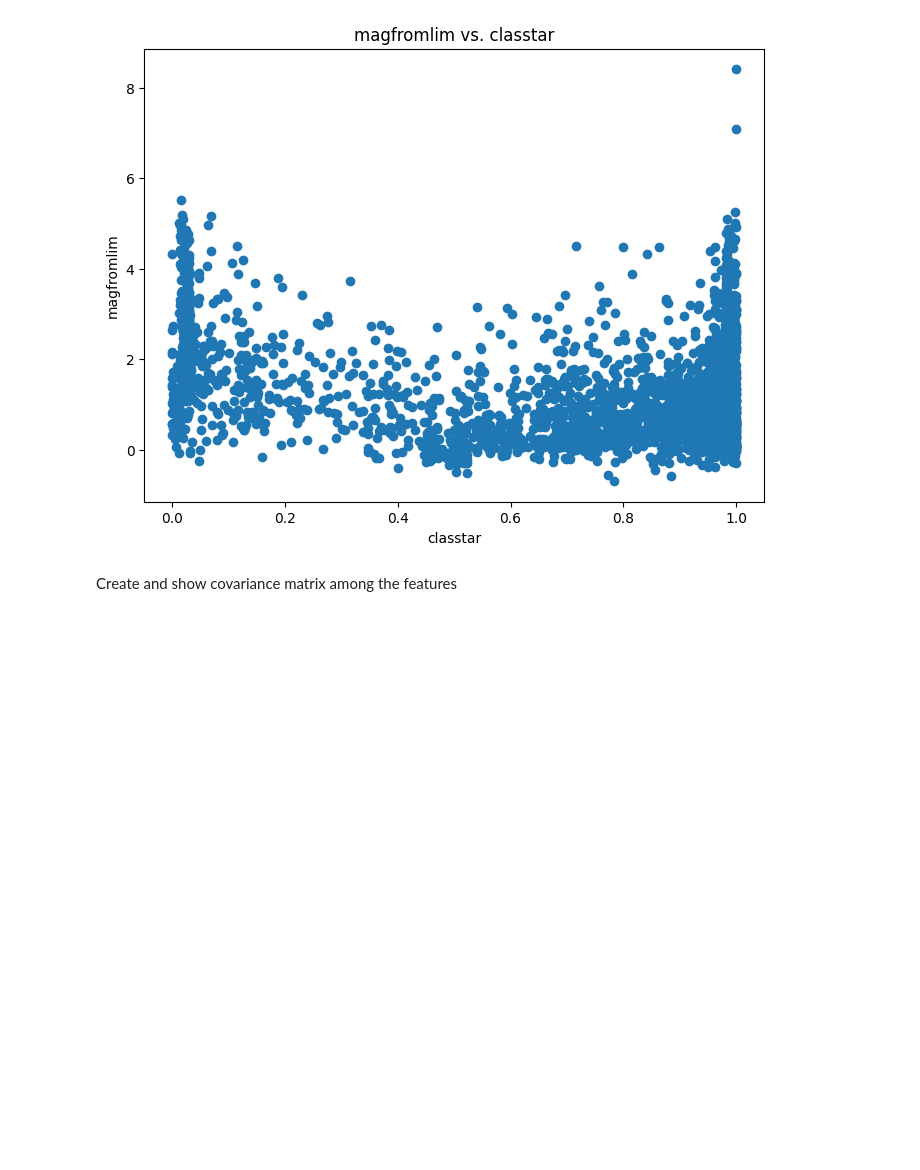
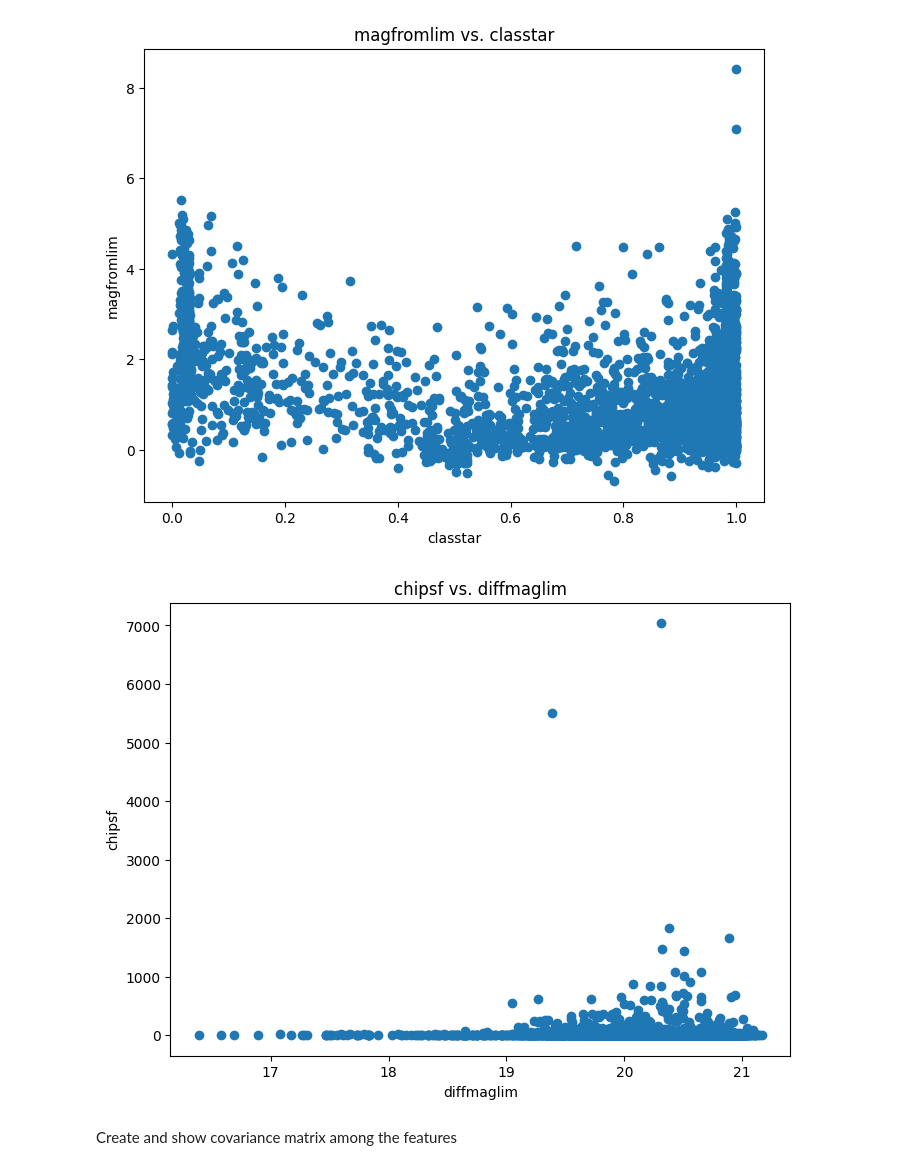
Before and after one commit to abao1999/AY119, a Jupyter notebook: hw1/hw1.ipynb, the cells around one changed output. Cells and saved outputs as stored; diff of their text form; code cells hidden in the pictures; blank space fills up the shorter version.

```diff
--- a/hw1/hw1.ipynb
+++ b/hw1/hw1.ipynb
@@ -105,6 +139,10 @@ plot_features_pairwise_from_df(df, 'distnr', 'magfromlim')
 plot_features_pairwise_from_df(df, 'classtar', 'magfromlim')
 # %% [output]
 [figure]
+# %%
+plot_features_pairwise_from_df(df, 'diffmaglim', 'chipsf')
+# %% [output]
+[figure, added]
 # %% [markdown]
 Create and show covariance matrix among the features
 # %%
```
Also changed, not shown: parts of 8 cells of this notebook, 2 other files.
